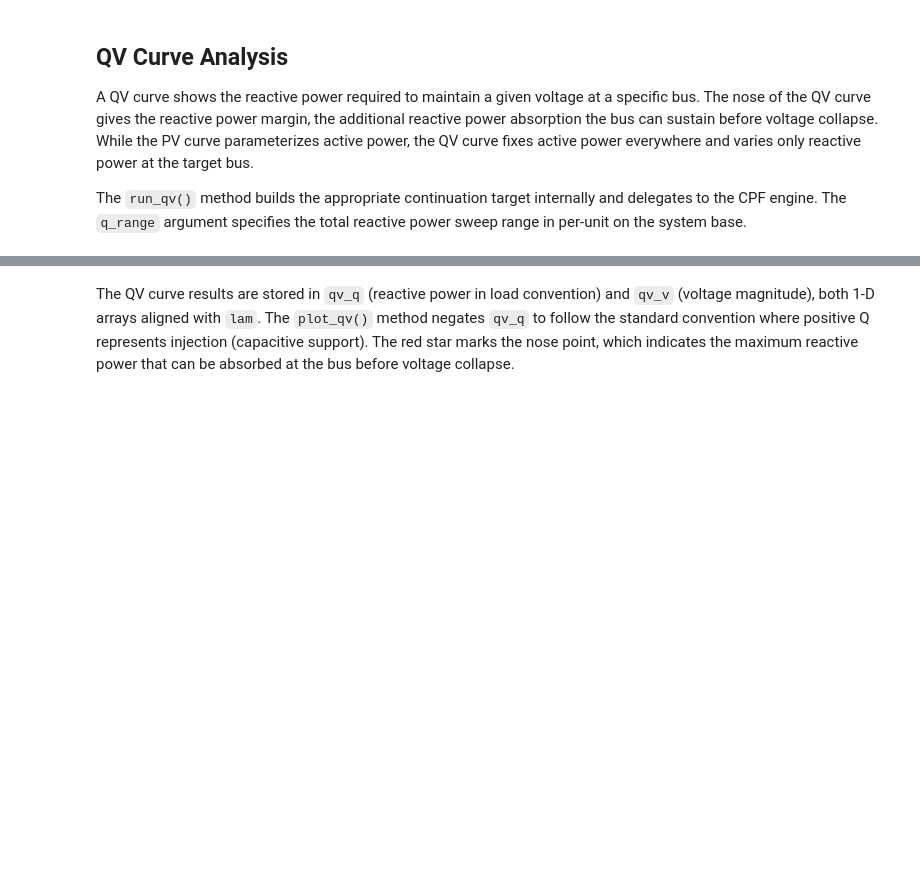
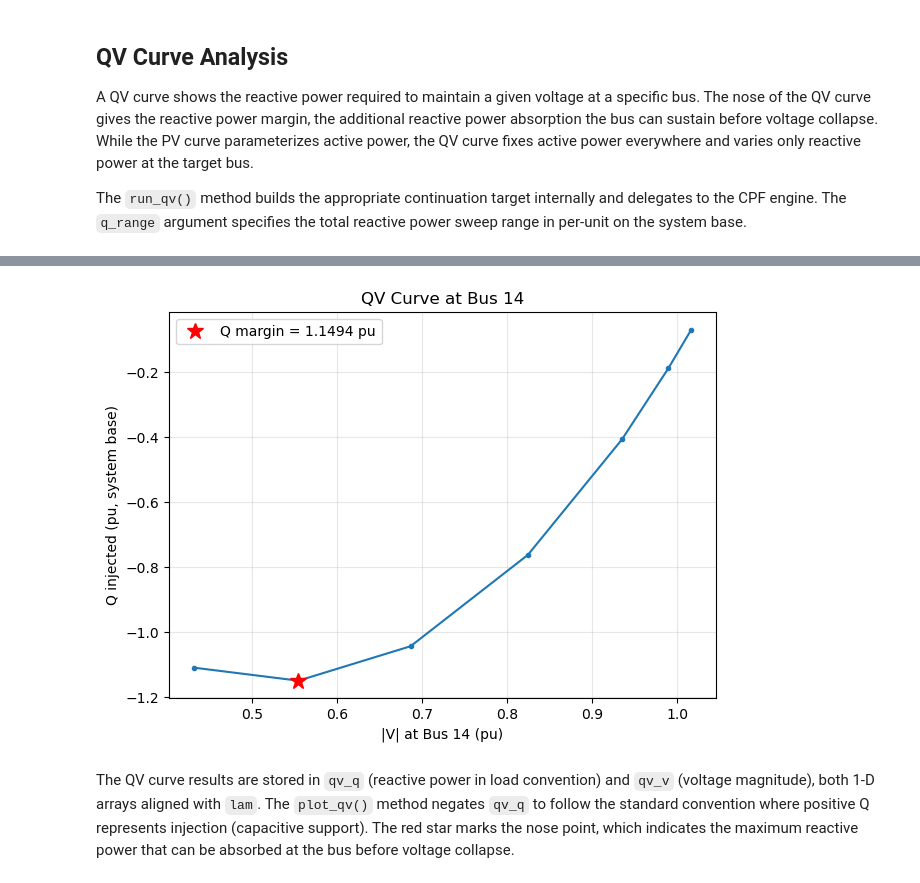
Before and after one commit to KhaledAleikish/andes, a Jupyter notebook: docs/source/tutorials/13-continuation-power-flow.ipynb, the cells around one changed output, grey strips where cells are left out. Saved outputs shown, nothing was run; the diff lists cells and outputs as text; code cells hidden in the pictures; blank space fills up the shorter version.

```diff
--- a/docs/source/tutorials/13-continuation-power-flow.ipynb
+++ b/docs/source/tutorials/13-continuation-power-flow.ipynb
@@ -323,7 +342,9 @@ ss_qv.CPF.run_qv(bus_idx=14, q_range=3.0)
 # %%
 fig, ax = ss_qv.CPF.plot_qv(show=False)
 fig.tight_layout()
-fig
+plt.show()
+# %% [output]
+[figure, added]
 # %% [markdown]
 The QV curve results are stored in `qv_q` (reactive power in load convention) and `qv_v` (voltage magnitude), both 1-D arrays aligned with `lam`. The `plot_qv()` method negates `qv_q` to follow the standard convention where positive Q represents injection (capacitive support). The red star marks the nose point, which indicates the maximum reactive power that can be absorbed at the bus before voltage collapse.
 # %% [markdown]
```
Also changed, not shown: parts of 14 cells of this notebook.
